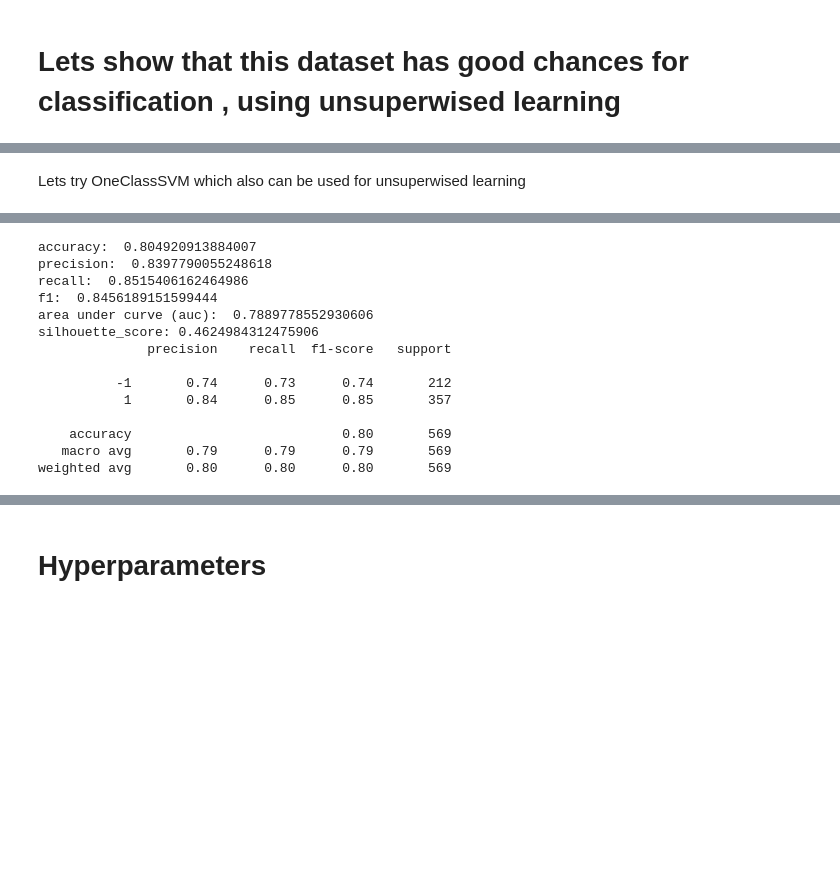
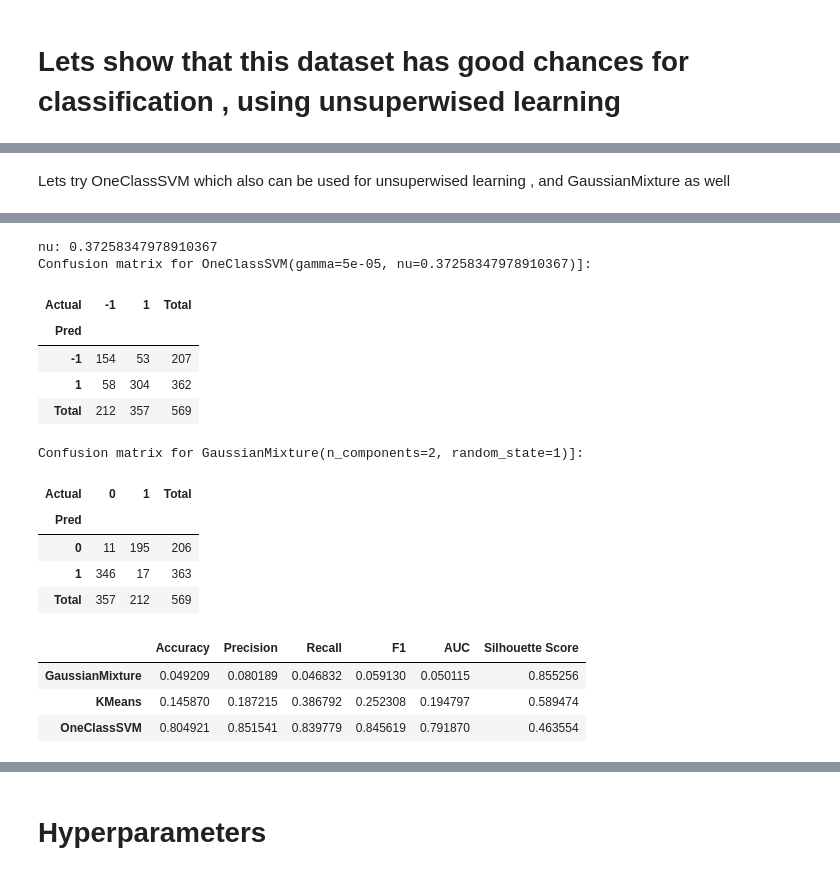
Before and after one commit to lmanov1/CancerPrediction, a Jupyter notebook: 4_FeatureEngeneering.ipynb, the cells around one changed output, grey strips where cells are left out. Saved outputs shown, nothing was run; the diff lists cells and outputs as text; code cells hidden in the pictures; blank space fills up the shorter version.

```diff
--- a/4_FeatureEngeneering.ipynb
+++ b/4_FeatureEngeneering.ipynb
@@ -156,6 +56,9 @@ As seems in the above visualization, neither distribution correlation to a targe
 As seen in EDA notebook , there is data is balanced enougth (40% malignant and 60% benign) to use the data as is.
 # %% [markdown]
 # Lets show that this dataset has good chances for classification , using unsuperwised learning
+# %%
+X = df_fe.drop('diagnosis', axis=1)
+y = df_fe['diagnosis']
 # %%
 from sklearn.cluster import KMeans
 # from sklearn.metrics import silhouette
@@ -244,41 +122,39 @@ So that  total accuracy , precision , recall and rest of metrics are low.
 # %% [markdown]
-Lets try OneClassSVM which also can be used for unsuperwised learning
+Lets try OneClassSVM which also can be used for unsuperwised learning , and GaussianMixture as well
 # %%
 from sklearn.svm import OneClassSVM
 from sklearn.inspection import DecisionBoundaryDisplay
+from sklearn.mixture import GaussianMixture as gaussianMixture
 
 
+target_values = df_fe['diagnosis'].value_counts()
+target_values = pd.Series(target_values)
+target_values = pd.DataFrame(target_values)
+target_values.reset_index(inplace = True)
+target_values.index = ['Benign', 'Malignant']
+print('Percentages and counts of the target values:')
+display(target_values)
+
+# ==============================================================================
 # First need to do a data one-class to use one-class SVM for unsupervised learning
-one_class_target = df_fe['diagnosis']
+one_class_target = y
 one_class_target = one_class_target.replace({0: 1, 1: -1})
 # find the proportion of outliers we expect (aka where `diagnosis == -1`) in the data
 # and use that to set the `nu` hyperparameter
 outliers = one_class_target[one_class_target == -1]
-
 nu = outliers.shape[0] / one_class_target.shape[0]
 print(f"nu: {nu}")
 
-# TBD - plot hyperplan for pairs of features with DecisionBoundaryDisplay.from_estimator
-# feature_combinations = list(combinations(df_unsuperwised.columns, 2))
-# print(f"Number of feature combinations: {len(feature_combinations)}")
-# print("First 5 feature combinations: ", feature_combinations[:5])
+#==============================================================================
+svm = OneClassSVM(nu=nu, kernel='rbf', gamma=0.00005)
+svm.fit(X)
+labels = svm.predict(X)
+print_metrics(svm, labels,one_class_target)
 
-svm = OneClassSVM(nu=nu, kernel='rbf', gamma=0.00005)
-svm.fit(df_unsuperwised)
-preds = svm.predict(df_unsuperwised)
-targs = one_class_target
+#==============================================================================
+gaussianm = gaussianMixture(n_components=2, random_state=1).fit(X)
+labels = gaussianm.predict(X)
 
-print('Crosstab for the target vs model one-class SVM:')
-#[ True Negative False positive] [ False Negative True Positive ]
-display(pd.crosstab(targs, preds ,rownames=['Pred'],
-        colnames=['Actual'], margins=True, margins_name="Total"))
-
-print("accuracy: ", accuracy_score(targs, preds))
-print("precision: ", precision_score(targs, preds))
-print("recall: ", recall_score(targs, preds))
-print("f1: ", f1_score(targs, preds))
-print("area under curve (auc): ", roc_auc_score(targs, preds))
-#mean Silhouette Coefficient of all samples.
-print(f"silhouette_score: {silhouette_score(pd.DataFrame(targs), preds)}")
-print(classification_report(targs, preds))
+print_metrics(gaussianm, labels, y)
+display(unsupervised_metrics_df.sort_values(by='Silhouette Score', ascending=False))
 # %% [output]
@@ -292,14 +165,17 @@ Crosstab for the target vs model one-class SVM:
-accuracy:  0.804920913884007
-precision:  0.8397790055248618
-recall:  0.8515406162464986
-f1:  0.8456189151599444
-area under curve (auc):  0.7889778552930606
-silhouette_score: 0.4624984312475906
-              precision    recall  f1-score   support
-
-          -1       0.74      0.73      0.74       212
-           1       0.84      0.85      0.85       357
-
-    accuracy                           0.80       569
-   macro avg       0.79      0.79      0.79       569
-weighted avg       0.80      0.80      0.80       569
+nu: 0.37258347978910367
+Confusion matrix for OneClassSVM(gamma=5e-05, nu=0.37258347978910367)]:
+| Actual | -1 | 1 | Total |
+| Pred |  |  |  |
+| -1 | 154 | 53 | 207 |
+| 1 | 58 | 304 | 362 |
+| Total | 212 | 357 | 569 |
+Confusion matrix for GaussianMixture(n_components=2, random_state=1)]:
+| Actual | 0 | 1 | Total |
+| Pred |  |  |  |
+| 0 | 11 | 195 | 206 |
+| 1 | 346 | 17 | 363 |
+| Total | 357 | 212 | 569 |
+|  | Accuracy | Precision | Recall | F1 | AUC | Silhouette Score |
+| GaussianMixture | 0.049209 | 0.080189 | 0.046832 | 0.059130 | 0.050115 | 0.855256 |
+| KMeans | 0.145870 | 0.187215 | 0.386792 | 0.252308 | 0.194797 | 0.589474 |
+| OneClassSVM | 0.804921 | 0.851541 | 0.839779 | 0.845619 | 0.791870 | 0.463554 |
```
Also changed, not shown: parts of 25 cells of this notebook.
